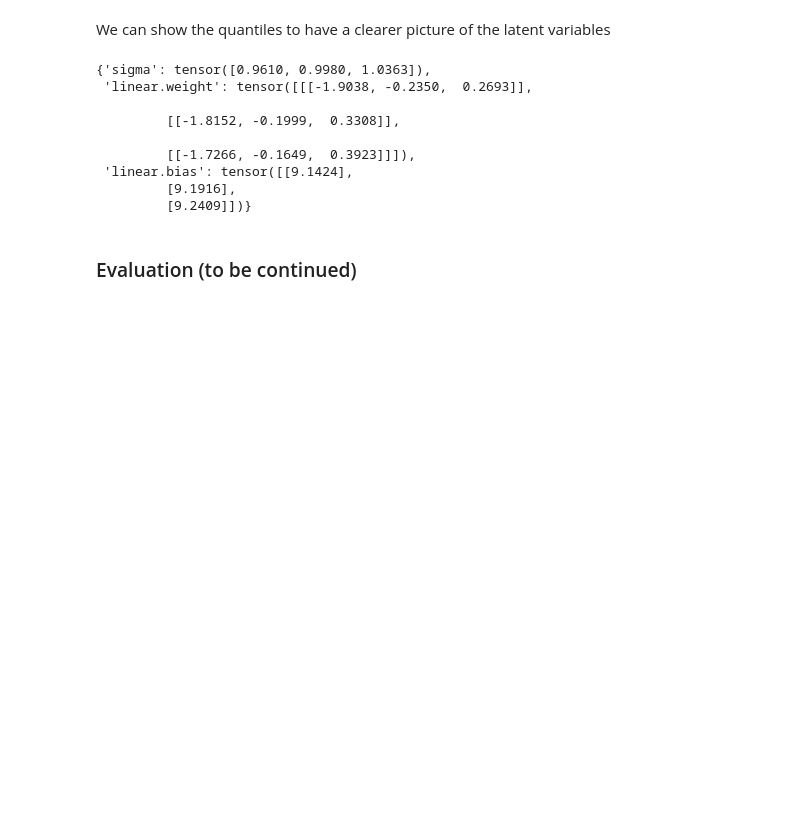
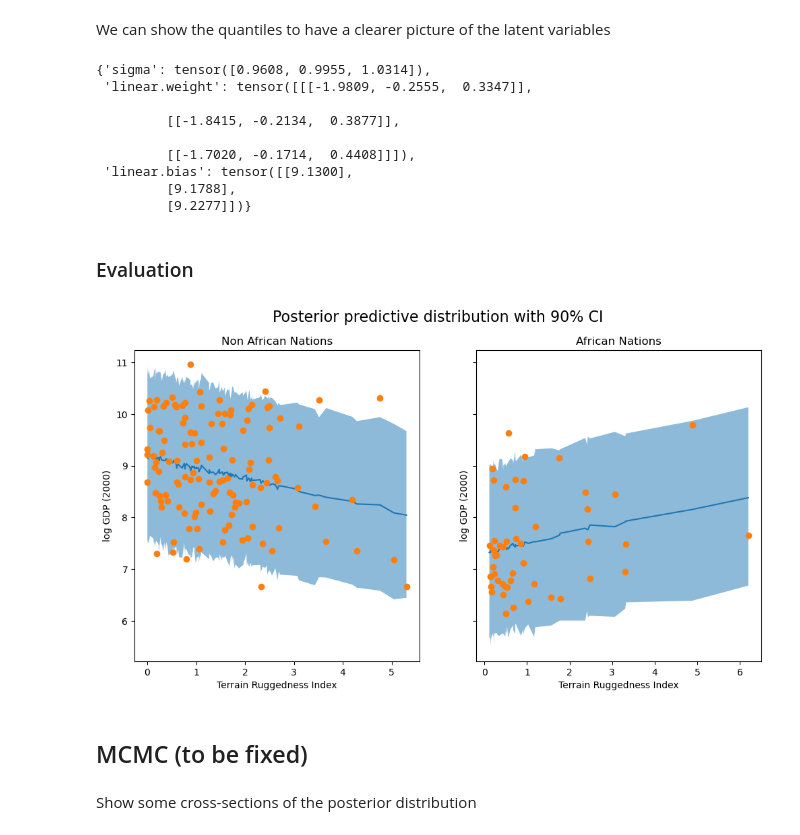
Before and after one commit to MicheleUIT/Probabilistic-load-forecasting-with-Reservoir-Computing, a Jupyter notebook: code/tutorials/Experiments_with_PYRO.ipynb, the cells around one changed output. Saved outputs shown, nothing was run; the diff lists cells and outputs as text; code cells hidden in the pictures; blank space fills up the shorter version.

Commit message:
+ MCMC

```diff
--- a/code/tutorials/Experiments_with_PYRO.ipynb
+++ b/code/tutorials/Experiments_with_PYRO.ipynb
@@ -292,7 +299,7 @@ pyro.render_model(model, model_args=(x_data, y_data), render_distributions=True)
 # %% [markdown]
 The latent variables defined in the model above (3 `weight`, 1 `bias` and `sigma`) are distributed as the following guide: a Gaussian with diagonal covariance
 # %%
-guide = AutoDiagonalNormal(model)
+guide = AutoMultivariateNormal(model, init_loc_fn=init_to_mean)
 pyro.render_model(guide, model_args=(x_data, y_data), render_distributions=True)
 # %% [output]
 [drawing not drawn]
@@ -340,17 +363,17 @@ We can show the quantiles to have a clearer picture of the latent variables
 # %%
 guide.quantiles([0.25, 0.5, 0.75])
 # %% [output]
-{'sigma': tensor([0.9610, 0.9980, 1.0363]),
- 'linear.weight': tensor([[[-1.9038, -0.2350,  0.2693]],
+{'sigma': tensor([0.9608, 0.9955, 1.0314]),
+ 'linear.weight': tensor([[[-1.9809, -0.2555,  0.3347]],
 
-         [[-1.8152, -0.1999,  0.3308]],
+         [[-1.8415, -0.2134,  0.3877]],
 
-         [[-1.7266, -0.1649,  0.3923]]]),
- 'linear.bias': tensor([[9.1424],
-         [9.1916],
-         [9.2409]])}
+         [[-1.7020, -0.1714,  0.4408]]]),
+ 'linear.bias': tensor([[9.1300],
+         [9.1788],
+         [9.2277]])}
 # %% [markdown]
-### Evaluation (to be continued)
+### Evaluation
 # %%
 def summary(samples):
     site_stats = {}
@@ -368,3 +391,54 @@ predictive = pyro.infer.Predictive(model, guide=guide, num_samples=800,
                         return_sites=("linear.weight", "obs", "_RETURN"))
 samples = predictive(x_data)
 pred_summary = summary(samples)
+# %%
+mu = pred_summary["_RETURN"]
+y = pred_summary["obs"]
+predictions = pd.DataFrame({
+    "cont_africa": x_data[:, 0],
+    "rugged": x_data[:, 1],
+    "mu_mean": mu["mean"],
+    "mu_perc_5": mu["5%"],
+    "mu_perc_95": mu["95%"],
+    "y_mean": y["mean"],
+    "y_perc_5": y["5%"],
+    "y_perc_95": y["95%"],
+    "true_gdp": y_data,
+})
+# %%
+fig, ax = plt.subplots(nrows=1, ncols=2, figsize=(12, 6), sharey=True)
+african_nations = predictions[predictions["cont_africa"] == 1]
+non_african_nations = predictions[predictions["cont_africa"] == 0]
+african_nations = african_nations.sort_values(by=["rugged"])
+non_african_nations = non_african_nations.sort_values(by=["rugged"])
+fig.suptitle("Posterior predictive distribution with 90% CI", fontsize=16)
+ax[0].plot(non_african_nations["rugged"],
+           non_african_nations["y_mean"])
+ax[0].fill_between(non_african_nations["rugged"],
+                   non_african_nations["y_perc_5"],
+                   non_african_nations["y_perc_95"],
+                   alpha=0.5)
+ax[0].plot(non_african_nations["rugged"],
+           non_african_nations["true_gdp"],
+           "o")
+ax[0].set(xlabel="Terrain Ruggedness Index",
+          ylabel="log GDP (2000)",
+          title="Non African Nations")
+idx = np.argsort(african_nations["rugged"])
+
+ax[1].plot(african_nations["rugged"],
+           african_nations["y_mean"])
+ax[1].fill_between(african_nations["rugged"],
+                   african_nations["y_perc_5"],
+                   african_nations["y_perc_95"],
+                   alpha=0.5)
+ax[1].plot(african_nations["rugged"],
+           african_nations["true_gdp"],
+           "o")
+ax[1].set(xlabel="Terrain Ruggedness Index",
+          ylabel="log GDP (2000)",
+          title="African Nations");
+# %% [output]
+[figure, added]
+# %% [markdown]
+## MCMC (to be fixed)
@@ -370,0 +456,2 @@ pred_summary = summary(samples)
+# %% [markdown]
+Show some cross-sections of the posterior distribution
```
Also changed, not shown: parts of 14 cells of this notebook.
